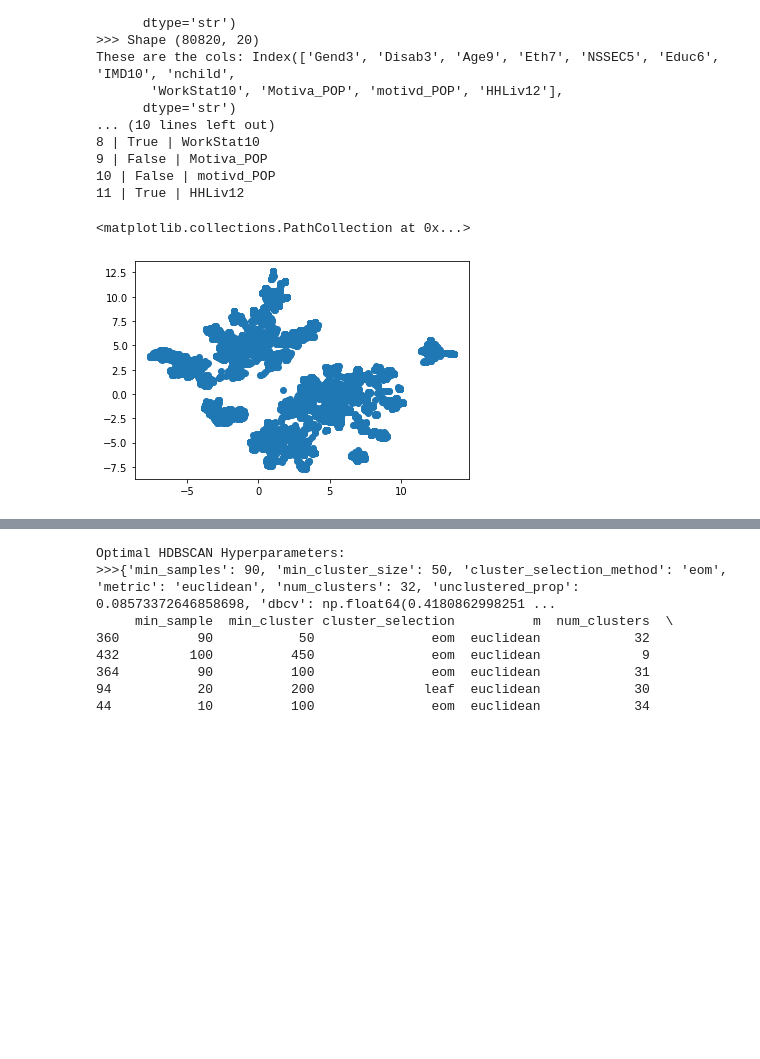
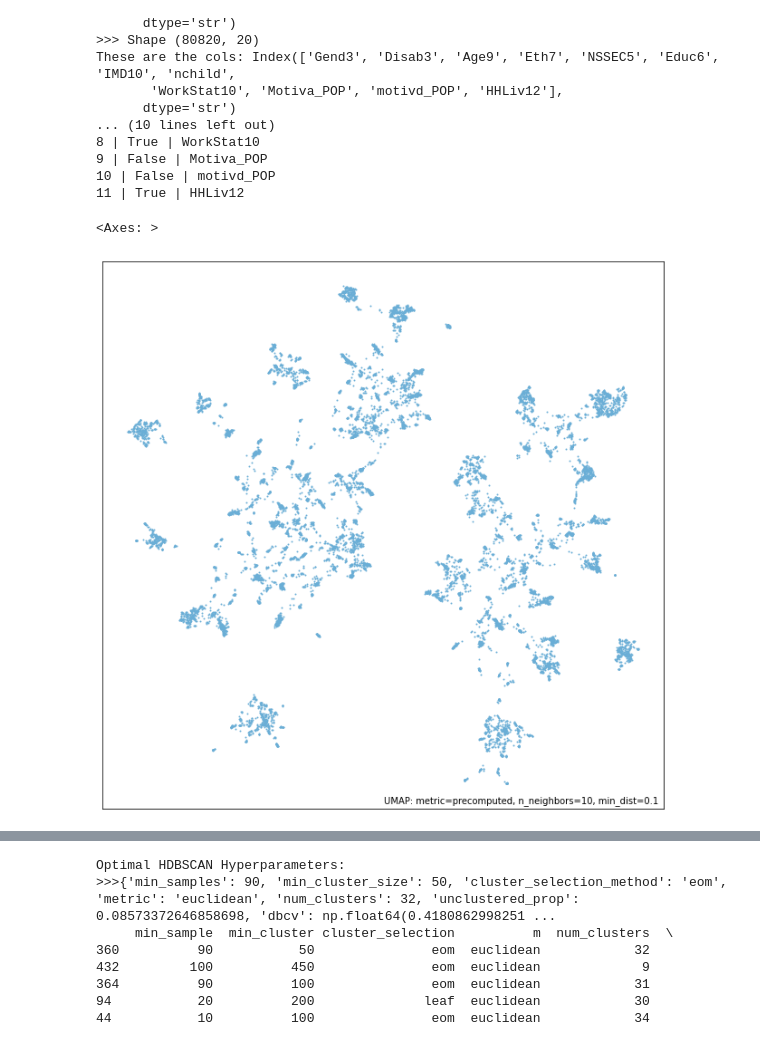
Before and after one commit to ferguswatson39/london_sport2, a Jupyter notebook: exploration/clustering/umap_distances.ipynb, the cells around one changed output, grey strips where cells are left out. Cells and saved outputs as stored; diff of their text form; code cells hidden in the pictures; blank space fills up the shorter version.

```diff
--- a/exploration/clustering/umap_distances.ipynb
+++ b/exploration/clustering/umap_distances.ipynb
@@ -23,7 +25,7 @@ from src.stream_3.gower_distance import get_gower
 # %%
 df = get_data()
-categorical_cols = ['Gend3', 'Disab3',  'Eth7', 'WorkStat10', 'HHLiv12', 'Educ6'] # VolAny is catgeorical but doesnt need to be encoded
-continuous_cols = ['NSSEC5', 'IMD10', 'nchild', 'Motiva_POP', 'motivb_POP','motivc_POP', 'motivd_POP','Age9']
+categorical_cols = ['Gend3', 'Disab3',  'Eth7', 'WorkStat10', 'HHLiv12'] # VolAny is catgeorical but doesnt need to be encoded
+continuous_cols = ['NSSEC5', 'IMD10', 'nchild', 'Motiva_POP', 'motivb_POP','motivc_POP', 'motivd_POP','Age9', 'Educ6']
 drop_cols = ['year', 'active', 'MEMS7_ALL', 'LA_2023', 'LondInOut', 'LOG_MEMS7_ALL', 'VolAny', 'nadult']
 df_2016 = df[df['year'] == '2016/17']
 active, mems = df_2016['active'].values, df_2016['MEMS7_ALL'].values
@@ -32,7 +34,7 @@ df_2016_clean = df_2016.drop(columns=(drop_cols))
 print(f'These are the cols: {df_2016_clean.columns}')
 print(f'These are the categorical cols: {categorical_cols}')
 gower_matrix = get_gower(categorical_cols, df_2016_clean)
-emb = umap.UMAP(metric = 'precomputed', random_state = 42).fit_transform(gower_matrix)
+emb = umap.UMAP(n_neighbors=10, metric = 'precomputed', random_state = 42).fit(gower_matrix)
 # %% [output]
 DataFrame Cleaned Successfully...
 DataFrame Information:
@@ -52,7 +54,8 @@ These are the cols: Index(['Gend3', 'Disab3', 'Age9', 'Eth7', 'NSSEC5', 'Educ6',
 10 | False | motivd_POP
 11 | True | HHLiv12
 # %%
-plt.scatter(emb[:,0], emb[:,1])
+# plt.scatter(emb[:,0], emb[:,1])
+umap.plot.points(emb)
 # %% [output]
-<matplotlib.collections.PathCollection at 0x...>
+<Axes: >
-[figure, old version]
+[figure, new version]
```
Also changed, not shown: parts of 4 cells of this notebook, 6 other files.
